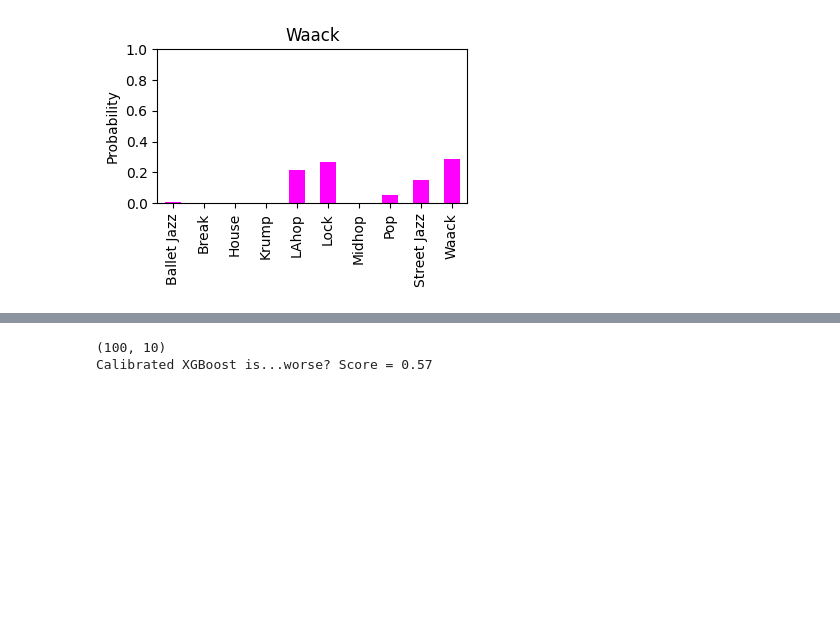
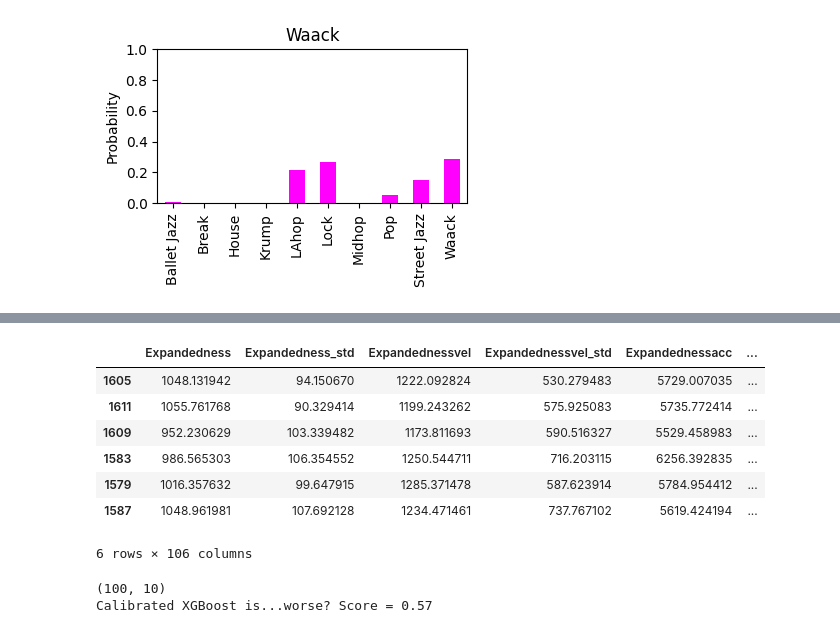
Before and after one commit to tBenBaker/MovementClassifier, a Jupyter notebook: DanceProj1/notebooks/02_classification_draft.ipynb, the cells around one changed output, grey strips where cells are left out. Drawn from its saved outputs; the diff is of its cells as text; code cells hidden in the pictures; blank space fills up the shorter version.

```diff
--- a/DanceProj1/notebooks/02_classification_draft.ipynb
+++ b/DanceProj1/notebooks/02_classification_draft.ipynb
@@ -258,3 +269,15 @@ dfWA.mean().plot(kind='bar', title='Waack', color='magenta', figsize=(4,2), ylim
+# %%
+#inspect testset where Ballet Jazz was misclassified
+testset[testset.index.isin(misBJazz['Original Index'])]
+# %% [output]
+|  | Expandedness | Expandedness_std | Expandednessvel | Expandednessvel_std | Expandednessacc | ... |
+| 1605 | 1048.131942 | 94.150670 | 1222.092824 | 530.279483 | 5729.007035 | ... |
+| 1611 | 1055.761768 | 90.329414 | 1199.243262 | 575.925083 | 5735.772414 | ... |
+| 1609 | 952.230629 | 103.339482 | 1173.811693 | 590.516327 | 5529.458983 | ... |
+| 1583 | 986.565303 | 106.354552 | 1250.544711 | 716.203115 | 6256.392835 | ... |
+| 1579 | 1016.357632 | 99.647915 | 1285.371478 | 587.623914 | 5784.954412 | ... |
+| 1587 | 1048.961981 | 107.692128 | 1234.471461 | 737.767102 | 5619.424194 | ... |
+6 rows × 106 columns
 # %%
 from sklearn.calibration import CalibratedClassifierCV
 calibrxgb = CalibratedClassifierCV(xgb_mod, cv='prefit', method='sigmoid')
```
Also changed, not shown: parts of 9 cells of this notebook, 7 other files.
